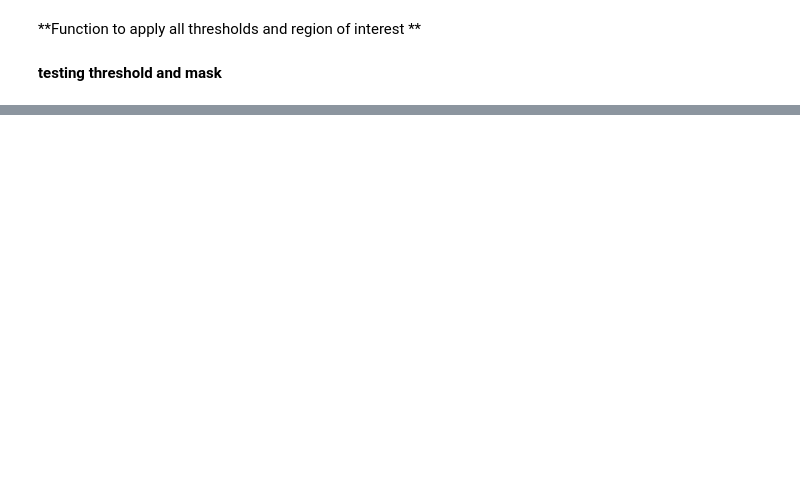
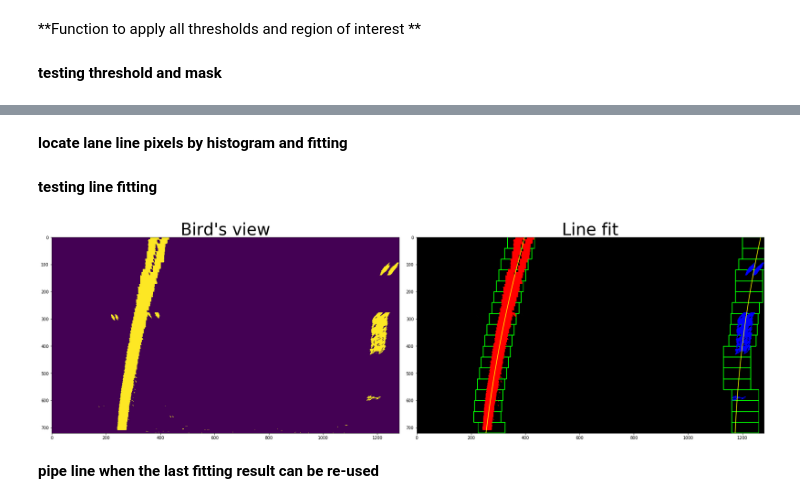
Before and after one commit to yuewang199511/Advanced_lane_line_detection, a Jupyter notebook: advanced_lane_detection.ipynb, the cells around one changed output, grey strips where cells are left out. Cells and saved outputs as stored; diff of their text form; code cells hidden in the pictures; blank space fills up the shorter version.

```diff
--- a/advanced_lane_detection.ipynb
+++ b/advanced_lane_detection.ipynb
@@ -274,0 +319,2 @@ plt.subplots_adjust(left=0., right=1, top=0.9, bottom=0.)
+# %% [markdown]
+**locate lane line pixels by histogram and fitting**
@@ -274,0 +448,31 @@ plt.subplots_adjust(left=0., right=1, top=0.9, bottom=0.)
+# %% [markdown]
+**testing line fitting**
+# %%
+car_image_path = "./test_images/test6.jpg"
+car_img = mpimg.imread(car_image_path)
+
+car_img = undistort(car_img, objpoints, imgpoints)
+
+threshold_image = threshold_process(car_img)
+
+warped_image = perspective_trans(threshold_image)
+
+fitting_results = fit_polynomial(warped_image)
+
+# Plot the result
+f, (ax1, ax2) = plt.subplots(1, 2, figsize=(24, 9))
+f.tight_layout()
+
+ax1.imshow(warped_image)
+ax1.set_title("Bird's view", fontsize=40)
+
+# Plots the left and right polynomials on the lane lines
+ax2.plot(fitting_results[-4], fitting_results[-2], color='yellow')
+ax2.plot(fitting_results[-3], fitting_results[-2], color='yellow')
+ax2.imshow(fitting_results[-1])
+ax2.set_title("Line fit", fontsize=40)
+plt.subplots_adjust(left=0., right=1, top=0.9, bottom=0.)
+# %% [output]
+[figure, added]
+# %% [markdown]
+**pipe line when the last fitting result can be re-used**
```
Also changed, not shown: parts of 11 cells of this notebook, 4 other files.
